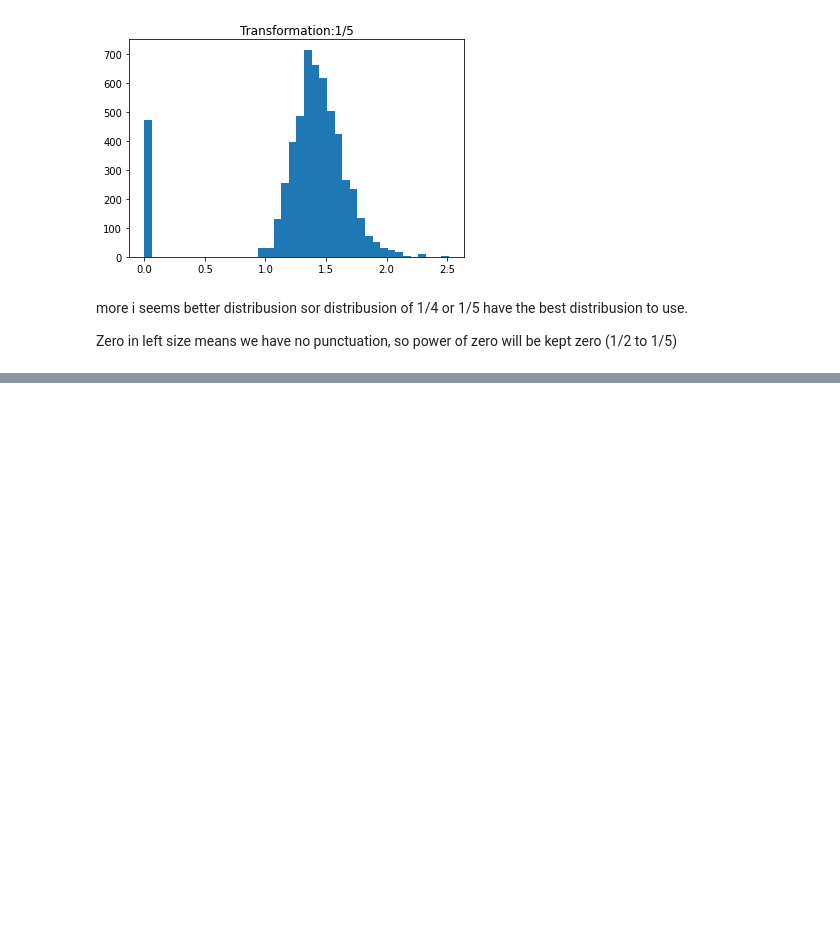
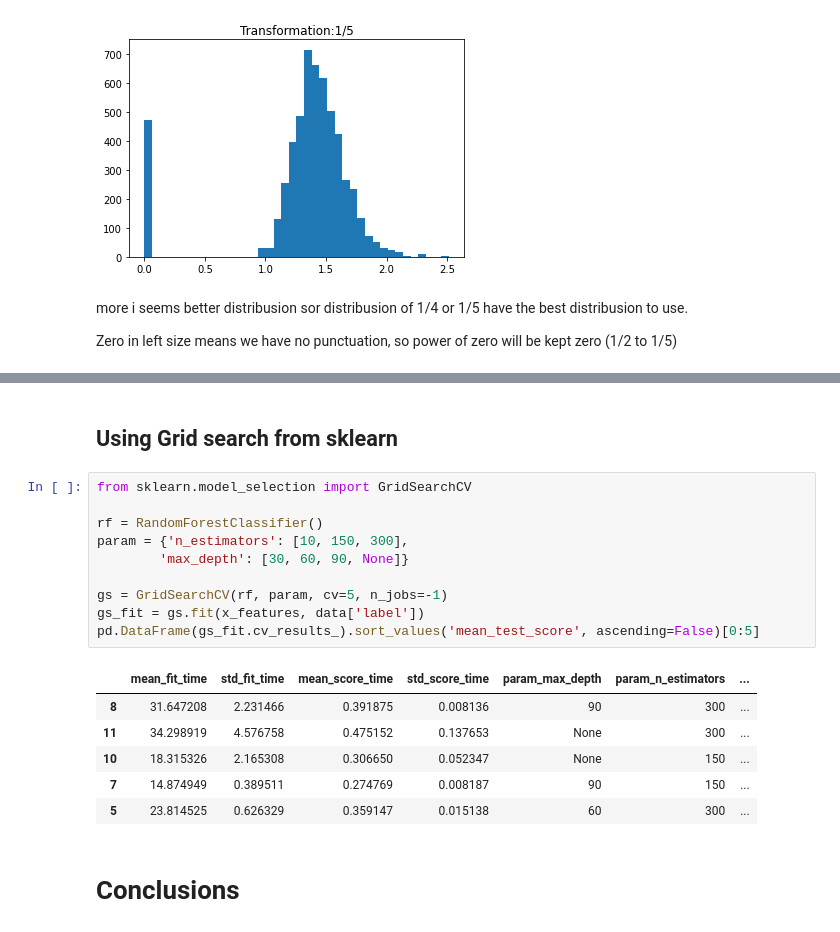
Before and after one commit to arminnorouzi/NLP-LinkedInCourse, a Jupyter notebook: NLP-course-linkedIn.ipynb, the cells around one changed output, grey strips where cells are left out. Saved outputs shown, nothing was run; the diff lists cells and outputs as text; blank space fills up the shorter version.

```diff
--- a/NLP-course-linkedIn.ipynb
+++ b/NLP-course-linkedIn.ipynb
@@ -952,0 +1100,21 @@ Zero in left size means we have no punctuation, so power of zero will be kept ze
+# %% [markdown]
+## Using Grid search from sklearn
+# %%
+from sklearn.model_selection import GridSearchCV
+
+rf = RandomForestClassifier()
+param = {'n_estimators': [10, 150, 300],
+        'max_depth': [30, 60, 90, None]}
+
+gs = GridSearchCV(rf, param, cv=5, n_jobs=-1)
+gs_fit = gs.fit(x_features, data['label'])
+pd.DataFrame(gs_fit.cv_results_).sort_values('mean_test_score', ascending=False)[0:5]
+# %% [output]
+|  | mean_fit_time | std_fit_time | mean_score_time | std_score_time | param_max_depth | param_n_estimators | ... |
+| 8 | 31.647208 | 2.231466 | 0.391875 | 0.008136 | 90 | 300 | ... |
+| 11 | 34.298919 | 4.576758 | 0.475152 | 0.137653 | None | 300 | ... |
+| 10 | 18.315326 | 2.165308 | 0.306650 | 0.052347 | None | 150 | ... |
+| 7 | 14.874949 | 0.389511 | 0.274769 | 0.008187 | 90 | 150 | ... |
+| 5 | 23.814525 | 0.626329 | 0.359147 | 0.015138 | 60 | 300 | ... |
+# %% [markdown]
+# Conclusions
```
Also changed, not shown: parts of 33 cells of this notebook.
